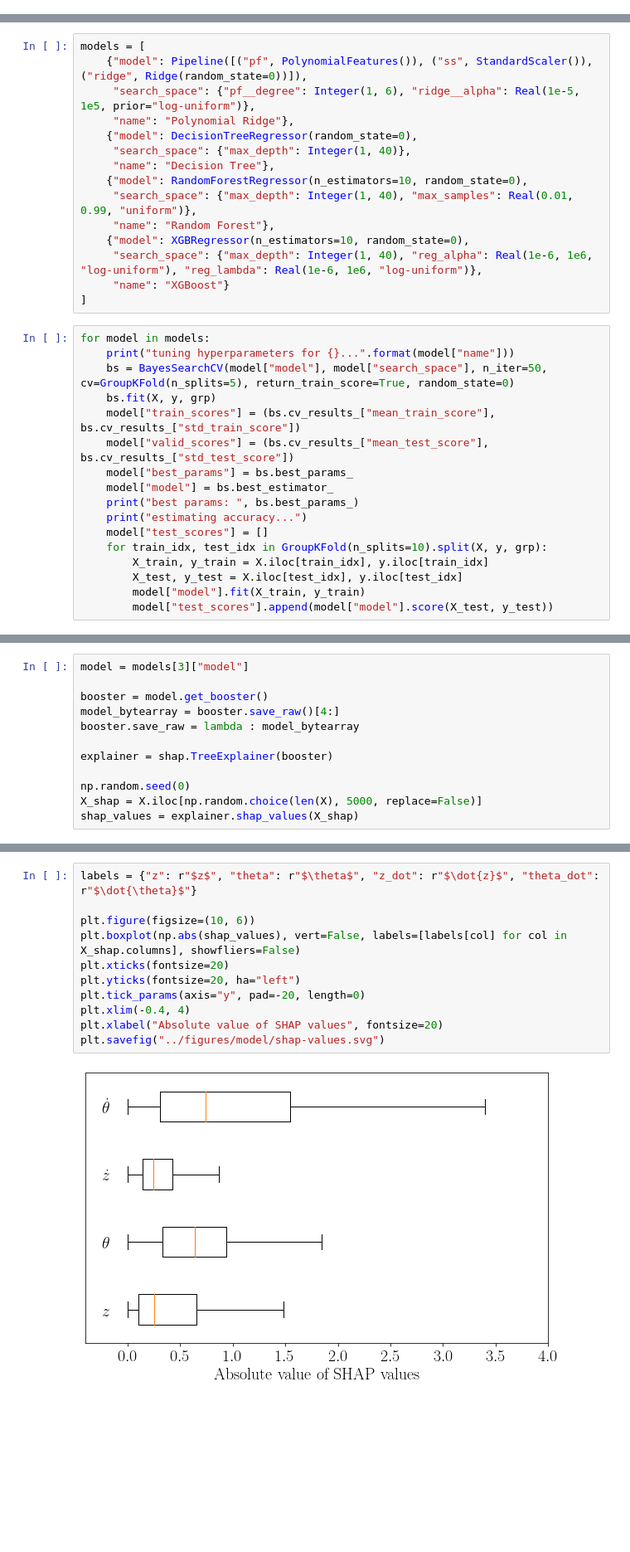
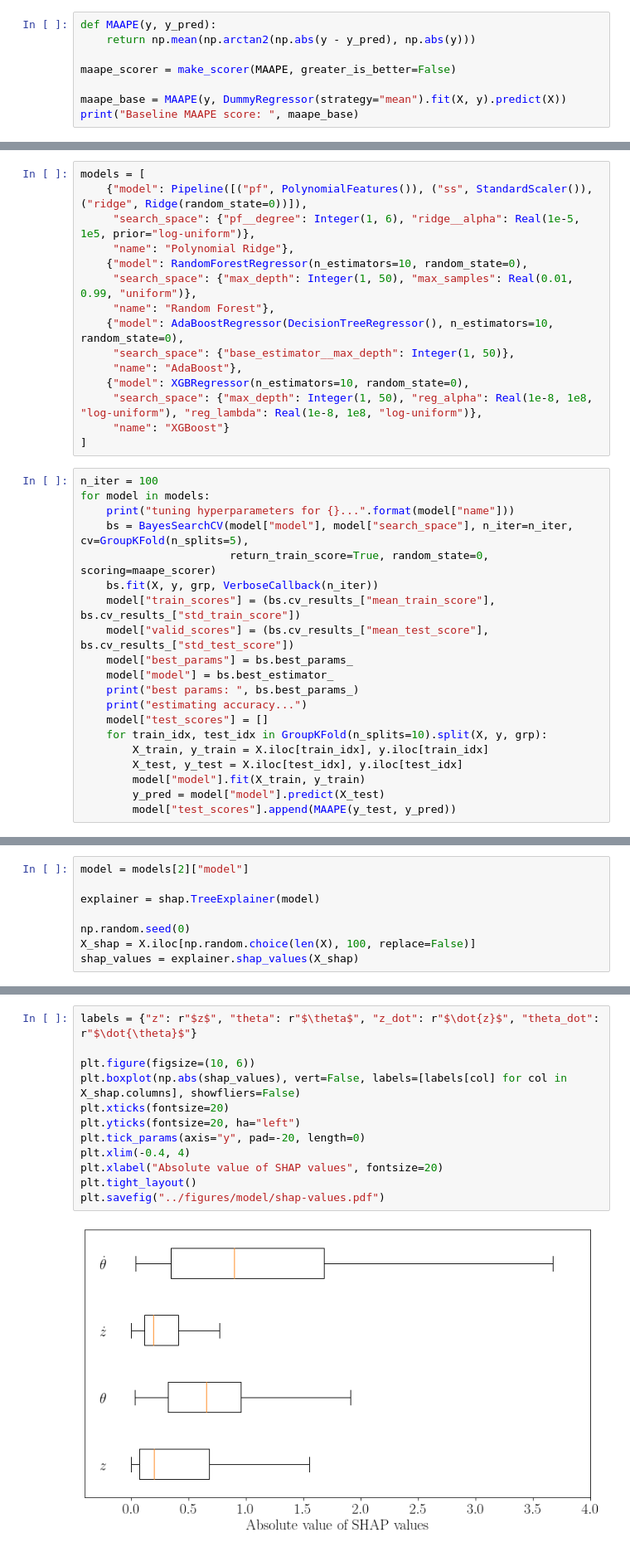
Before and after one commit to maitreyakv/imitation-learning, a Jupyter notebook: src/model.ipynb, the cells around one changed output, grey strips where cells are left out. Shown at 83% size. Saved outputs shown, nothing was run; the diff lists cells and outputs as text; blank space fills up the shorter version.

```diff
--- a/src/model.ipynb
+++ b/src/model.ipynb
@@ -30,3 +32,11 @@ df = pd.read_csv("../data/data.csv", skiprows=1)
 grp = df["group"]
 X = df.drop(columns=["group", "u"])
 y = df["u"]
+# %%
+def MAAPE(y, y_pred):
+    return np.mean(np.arctan2(np.abs(y - y_pred), np.abs(y)))
+
+maape_scorer = make_scorer(MAAPE, greater_is_better=False)
+
+maape_base = MAAPE(y, DummyRegressor(strategy="mean").fit(X, y).predict(X))
+print("Baseline MAAPE score: ", maape_base)
@@ -35,21 +47,23 @@ models = [
     {"model": Pipeline([("pf", PolynomialFeatures()), ("ss", StandardScaler()), ("ridge", Ridge(random_state=0))]),
      "search_space": {"pf__degree": Integer(1, 6), "ridge__alpha": Real(1e-5, 1e5, prior="log-uniform")},
      "name": "Polynomial Ridge"},
-    {"model": DecisionTreeRegressor(random_state=0),
-     "search_space": {"max_depth": Integer(1, 40)},
-     "name": "Decision Tree"},
     {"model": RandomForestRegressor(n_estimators=10, random_state=0),
-     "search_space": {"max_depth": Integer(1, 40), "max_samples": Real(0.01, 0.99, "uniform")},
+     "search_space": {"max_depth": Integer(1, 50), "max_samples": Real(0.01, 0.99, "uniform")},
      "name": "Random Forest"},
+    {"model": AdaBoostRegressor(DecisionTreeRegressor(), n_estimators=10, random_state=0),
+     "search_space": {"base_estimator__max_depth": Integer(1, 50)},
+     "name": "AdaBoost"},
     {"model": XGBRegressor(n_estimators=10, random_state=0),
-     "search_space": {"max_depth": Integer(1, 40), "reg_alpha": Real(1e-6, 1e6, "log-uniform"), "reg_lambda": Real(1e-6, 1e6, "log-uniform")},
+     "search_space": {"max_depth": Integer(1, 50), "reg_alpha": Real(1e-8, 1e8, "log-uniform"), "reg_lambda": Real(1e-8, 1e8, "log-uniform")},
      "name": "XGBoost"}
 ]
 # %%
+n_iter = 100
 for model in models:
     print("tuning hyperparameters for {}...".format(model["name"]))
-    bs = BayesSearchCV(model["model"], model["search_space"], n_iter=50, cv=GroupKFold(n_splits=5), return_train_score=True, random_state=0)
-    bs.fit(X, y, grp)
+    bs = BayesSearchCV(model["model"], model["search_space"], n_iter=n_iter, cv=GroupKFold(n_splits=5),
+                       return_train_score=True, random_state=0, scoring=maape_scorer)
+    bs.fit(X, y, grp, VerboseCallback(n_iter))
     model["train_scores"] = (bs.cv_results_["mean_train_score"], bs.cv_results_["std_train_score"])
     model["valid_scores"] = (bs.cv_results_["mean_test_score"], bs.cv_results_["std_test_score"])
     model["best_params"] = bs.best_params_
@@ -61,6 +75,7 @@ for model in models:
         X_train, y_train = X.iloc[train_idx], y.iloc[train_idx]
         X_test, y_test = X.iloc[test_idx], y.iloc[test_idx]
         model["model"].fit(X_train, y_train)
-        model["test_scores"].append(model["model"].score(X_test, y_test))
+        y_pred = model["model"].predict(X_test)
+        model["test_scores"].append(MAAPE(y_test, y_pred))
 # %% [output]
 tuning hyperparameters for Polynomial Ridge...
@@ -139,14 +214,10 @@ for model in models:
 
 pickle.dump(models, open("trained-model.pkl", "wb"))
 # %%
-model = models[3]["model"]
+model = models[2]["model"]
 
-booster = model.get_booster()
-model_bytearray = booster.save_raw()[4:]
-booster.save_raw = lambda : model_bytearray
-
-explainer = shap.TreeExplainer(booster)
+explainer = shap.TreeExplainer(model)
 
 np.random.seed(0)
-X_shap = X.iloc[np.random.choice(len(X), 5000, replace=False)]
+X_shap = X.iloc[np.random.choice(len(X), 100, replace=False)]
 shap_values = explainer.shap_values(X_shap)
@@ -155,13 +224,14 @@ Setting feature_perturbation = "tree_path_dependent" because no background data
 # %%
 labels = {"z": r"$z$", "theta": r"$\theta$", "z_dot": r"$\dot{z}$", "theta_dot": r"$\dot{\theta}$"}
 
 plt.figure(figsize=(10, 6))
 plt.boxplot(np.abs(shap_values), vert=False, labels=[labels[col] for col in X_shap.columns], showfliers=False)
 plt.xticks(fontsize=20)
 plt.yticks(fontsize=20, ha="left")
 plt.tick_params(axis="y", pad=-20, length=0)
 plt.xlim(-0.4, 4)
 plt.xlabel("Absolute value of SHAP values", fontsize=20)
-plt.savefig("../figures/model/shap-values.svg")
+plt.tight_layout()
+plt.savefig("../figures/model/shap-values.pdf")
 # %% [output]
-[figure, old version]
+[figure, new version]
```
Also changed, not shown: parts of 7 cells of this notebook, 11 other files.
